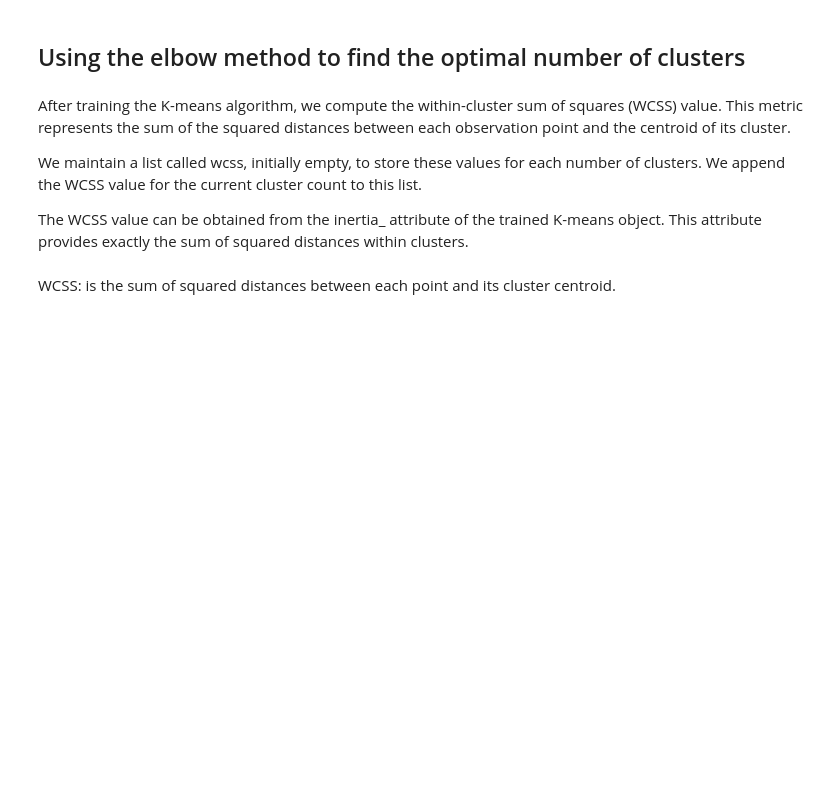
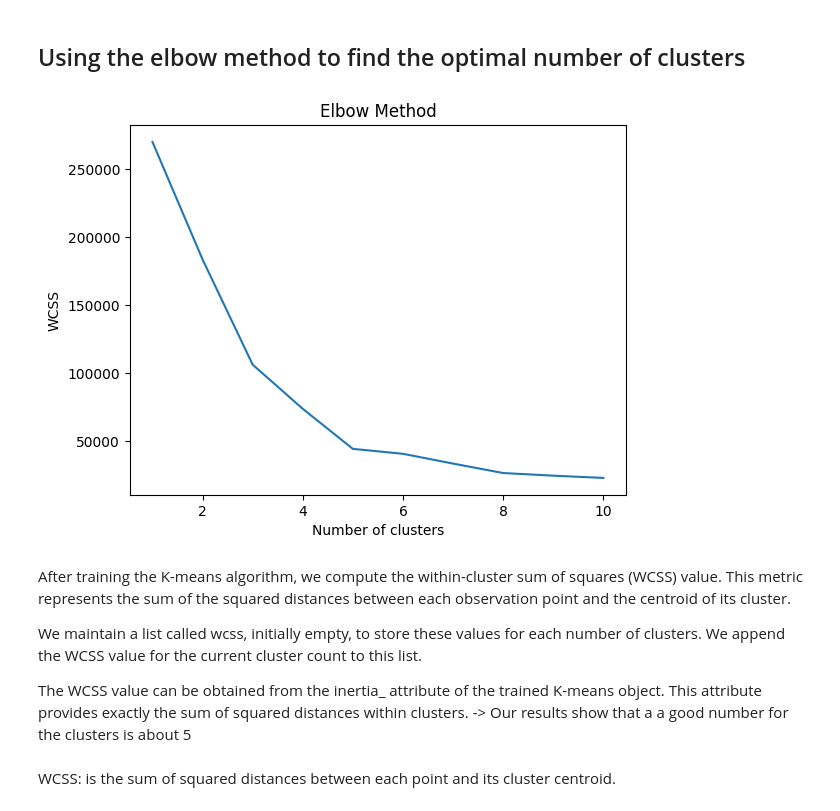
Before and after one commit to herzod/Machine-Learning-A-Z, a Jupyter notebook: Part 4 - Clustering/Section 24 - K-Means Clustering/k_means_clustering.ipynb, the cells around one changed output. Drawn from its saved outputs; the diff is of its cells as text; code cells hidden in the pictures; blank space fills up the shorter version.

Commit message:
Added implementation of the k-means clustering aafter training

```diff
--- a/Part 4 - Clustering/Section 24 - K-Means Clustering/k_means_clustering.ipynb
+++ b/Part 4 - Clustering/Section 24 - K-Means Clustering/k_means_clustering.ipynb
@@ -24,12 +24,21 @@ for i in range(1, 11):
     kmeans = KMeans(n_clusters = i, init = 'k-means++', random_state = 42) # random state is for reproducibility (fixed seed)
     kmeans.fit(X)
     wcss.append(kmeans.inertia_)
+# %%
+plt.plot(range(1, 11), wcss)
+plt.title("Elbow Method")
+plt.xlabel("Number of clusters")
+plt.ylabel("WCSS")
+plt.show()
+# %% [output]
+[figure, added]
 # %% [markdown]
 After training the K-means algorithm, we compute the within-cluster sum of squares (WCSS) value. This metric represents the sum of the squared distances between each observation point and the centroid of its cluster.
 
 We maintain a list called wcss, initially empty, to store these values for each number of clusters. We append the WCSS value for the current cluster count to this list.
 
 The WCSS value can be obtained from the inertia_ attribute of the trained K-means object. This attribute provides exactly the sum of squared distances within clusters.
+-> Our results show that a a good number for the clusters is about 5
 # %%
 %%sql
 # %% [markdown]
```
Also changed, not shown: parts of 2 cells of this notebook.
